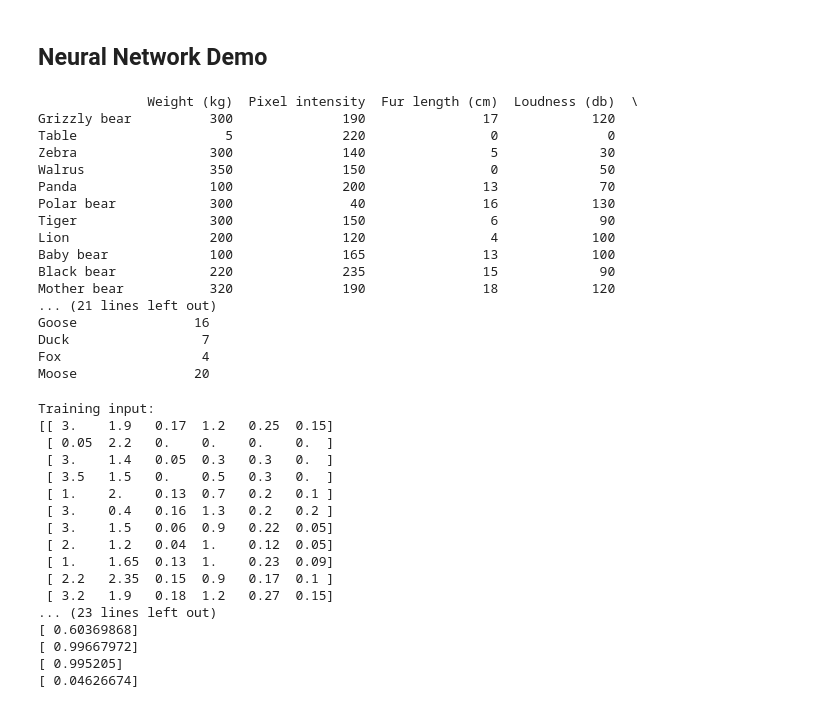
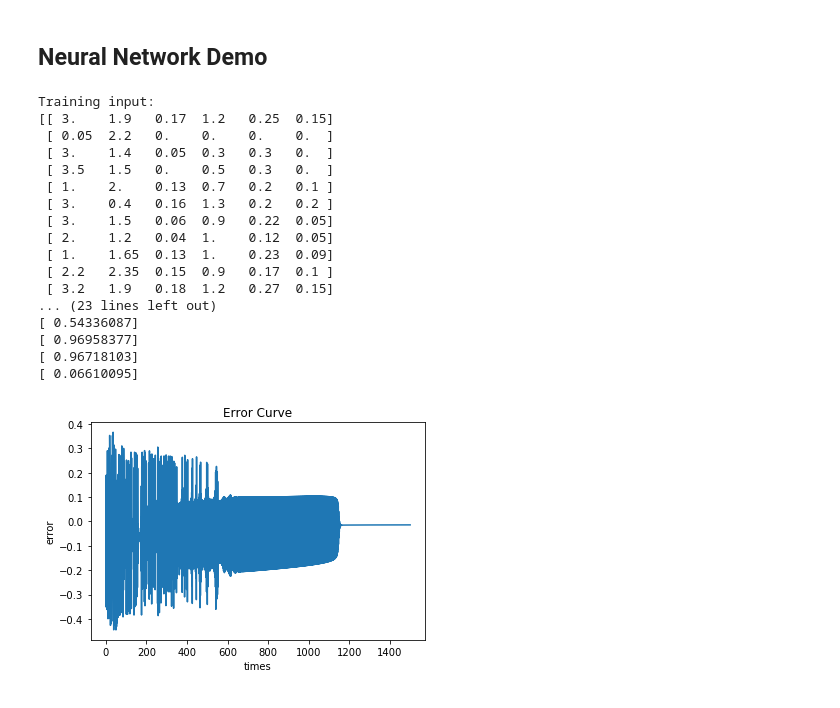
Before and after one commit to ramseydsilva/ml-presentation, a Jupyter notebook: How to Spot a Bear.ipynb, the cells around one changed output. Drawn from its saved outputs; the diff is of its cells as text; code cells hidden in the pictures.

Commit message:
Graph error curve

```diff
--- a/How to Spot a Bear.ipynb
+++ b/How to Spot a Bear.ipynb
@@ -182,29 +182,11 @@ HTML(anim.to_html5_video())
 Other gaussian models are: but all of these pale in comparison to the power of neural nets
 # %% [markdown]
 ## Neural Network Demo
-# %%
-X = df.iloc[:, 1:6]
-print(X)
-# %% [output]
-              Weight (kg)  Pixel intensity  Fur length (cm)  Loudness (db)  \
-Grizzly bear          300              190               17            120
-Table                   5              220                0              0
-Zebra                 300              140                5             30
-Walrus                350              150                0             50
-Panda                 100              200               13             70
-Polar bear            300               40               16            130
-Tiger                 300              150                6             90
-Lion                  200              120                4            100
-Baby bear             100              165               13            100
-Black bear            220              235               15             90
-Mother bear           320              190               18            120
-... (21 lines left out)
-Goose               16
-Duck                 7
-Fox                  4
-Moose               20
 # %%
 import neural_network as nn
+
+ITERATION_COUNT = 1500
+SEED = 20170914
 
 training_input = (df.iloc[:, 1:7].transform(lambda x: x / 100.0)).values
 print("Training input: ")
@@ -213,11 +195,11 @@ training_output = df.iloc[:, 7].values
 print("Training output: ")
 print(training_output)
 
-my_nn = nn.NeuralNetwork(6, 1, 20170914)
+my_nn = nn.NeuralNetwork(6, 1, SEED)
 print("Random starting synaptic weights: ")
 print(my_nn.synaptic_weights)
 
-my_nn.train(np.array(training_input), np.array([training_output]).T, 10000)
+errors = my_nn.train(np.array(training_input), np.array([training_output]).T, ITERATION_COUNT)
 print ("New synaptic weights after training: ")
 print (my_nn.synaptic_weights)
 
@@ -241,7 +223,19 @@ Training input:
  [ 2.2   2.35  0.15  0.9   0.17  0.1 ]
  [ 3.2   1.9   0.18  1.2   0.27  0.15]
 ... (23 lines left out)
-[ 0.60369868]
-[ 0.99667972]
-[ 0.995205]
-[ 0.04626674]
+[ 0.54336087]
+[ 0.96958377]
+[ 0.96718103]
+[ 0.06610095]
+# %%
+plt.close()
+
+ax = plt.subplot()
+ax.plot(range(ITERATION_COUNT), errors)
+plt.xlabel('times')
+plt.ylabel('error')
+plt.title('Error Curve')
+
+plt.show()
+# %% [output]
+[figure, added]
```
Also changed, not shown: 1 other file.
